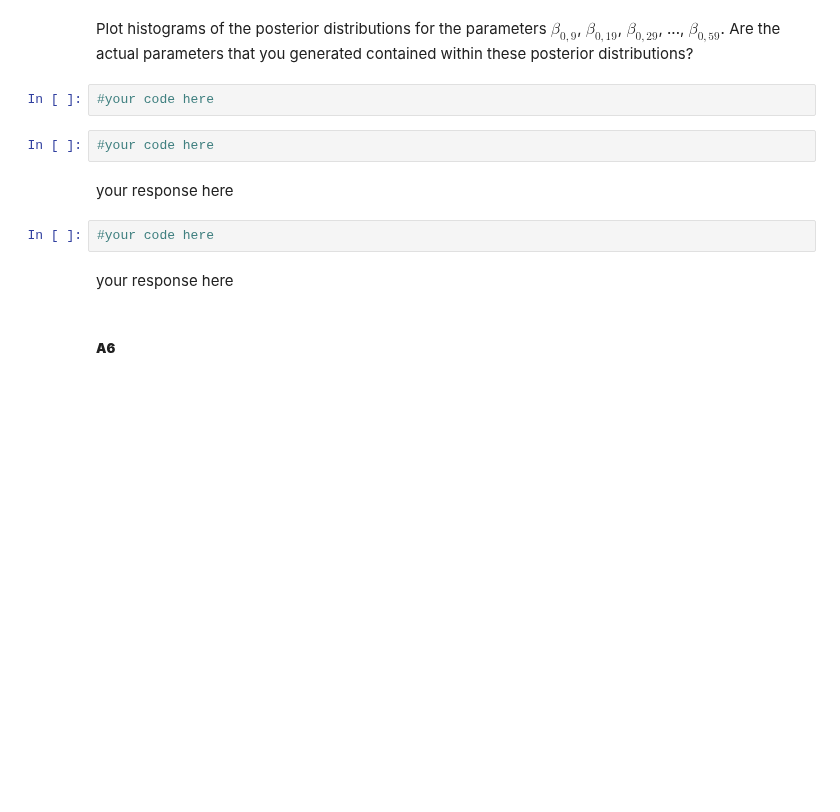
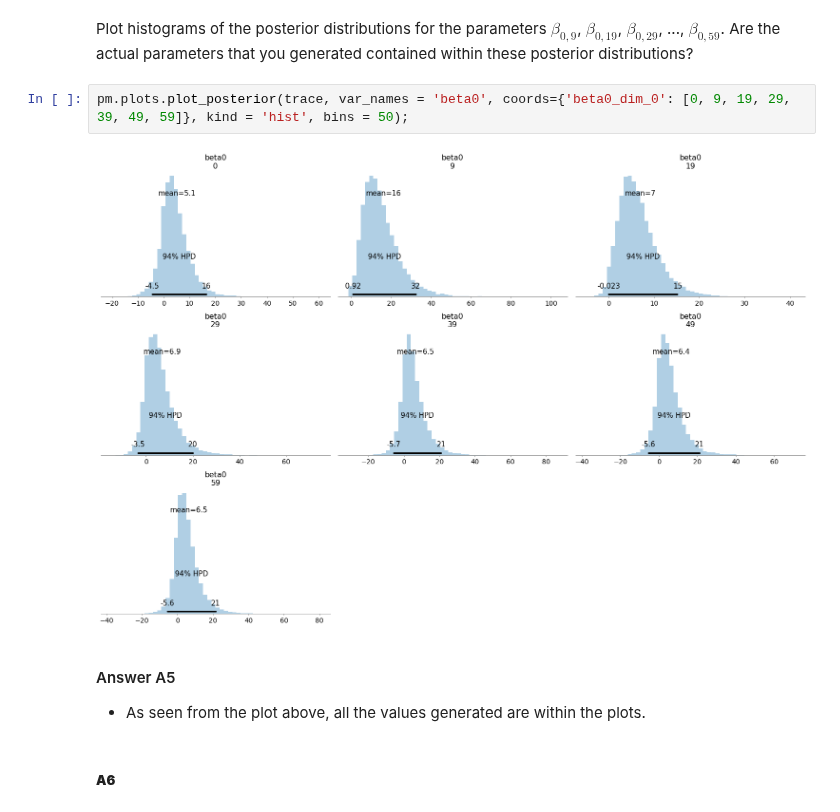
Before and after one commit to gurdeep101/2020-CS109B, a Jupyter notebook: content/homeworks/hw03/notebook/cs109b_hw3.ipynb, the cells around one changed output. Saved outputs shown, nothing was run; the diff lists cells and outputs as text; blank space fills up the shorter version.

```diff
--- a/content/homeworks/hw03/notebook/cs109b_hw3.ipynb
+++ b/content/homeworks/hw03/notebook/cs109b_hw3.ipynb
@@ -282,16 +288,14 @@ pm.traceplot(trace, ['mu_beta0','tau_gamma','beta1','beta2','beta3']);
 ##### **A5**
 # %% [markdown]
 Plot histograms of the posterior distributions for the parameters $\beta_{0,9}$, $\beta_{0,19}$, $\beta_{0,29}$, ..., $\beta_{0,59}$. Are the actual parameters that you generated contained within these posterior distributions?
-# %%
-#your code here
-# %%
-#your code here
-# %% [markdown]
-your response here
-# %%
-#your code here
-# %% [markdown]
-your response here
+# %%
+pm.plots.plot_posterior(trace, var_names = 'beta0', coords={'beta0_dim_0': [0, 9, 19, 29, 39, 49, 59]}, kind = 'hist', bins = 50);
+# %% [output]
+[figure, added]
+# %% [markdown]
+#### Answer A5
+
+* As seen from the plot above, all the values generated are within the plots.
 # %% [markdown]
 ##### **A6**
 # %% [markdown]
```
Also changed, not shown: parts of 19 cells of this notebook.
